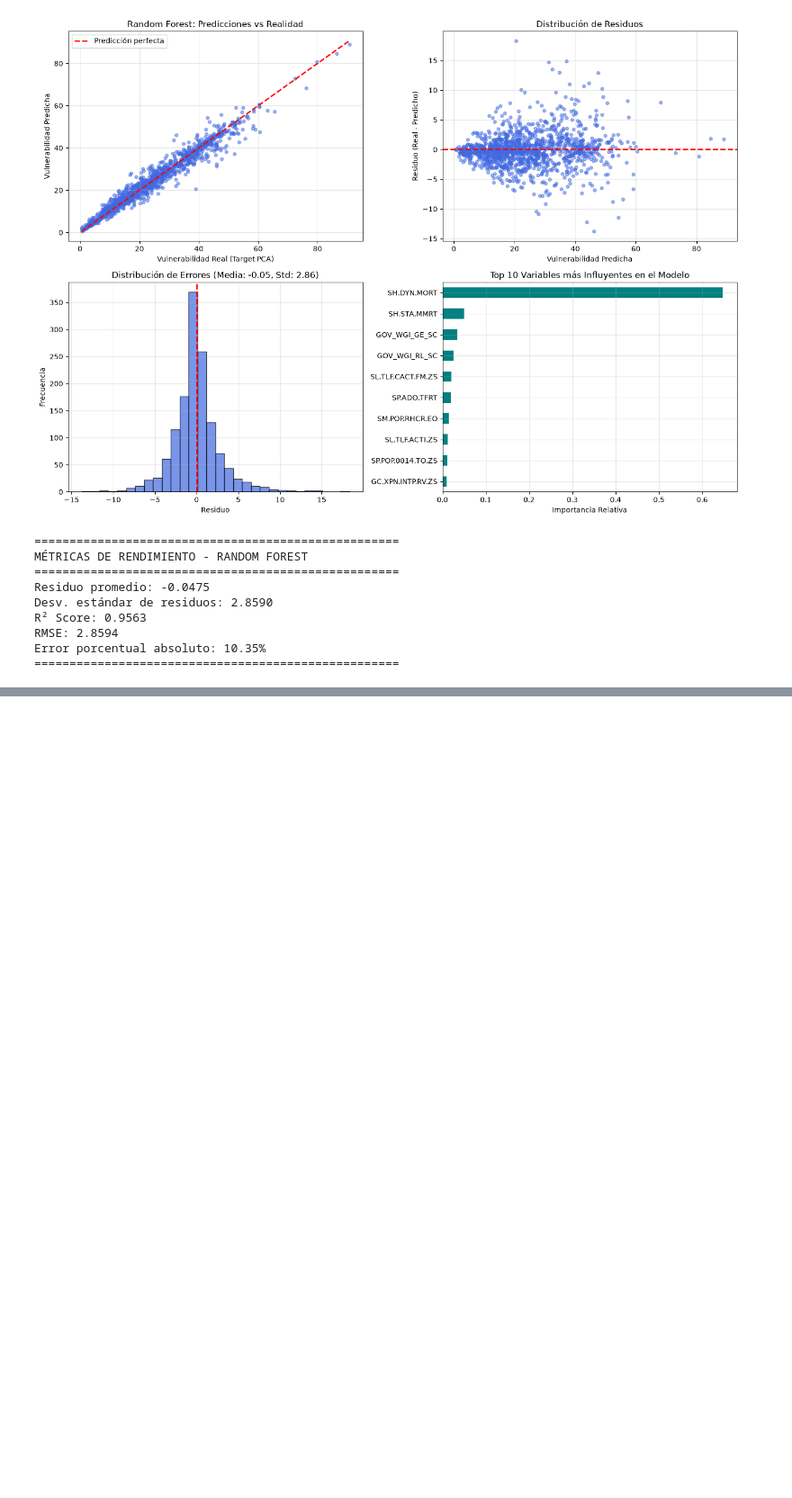
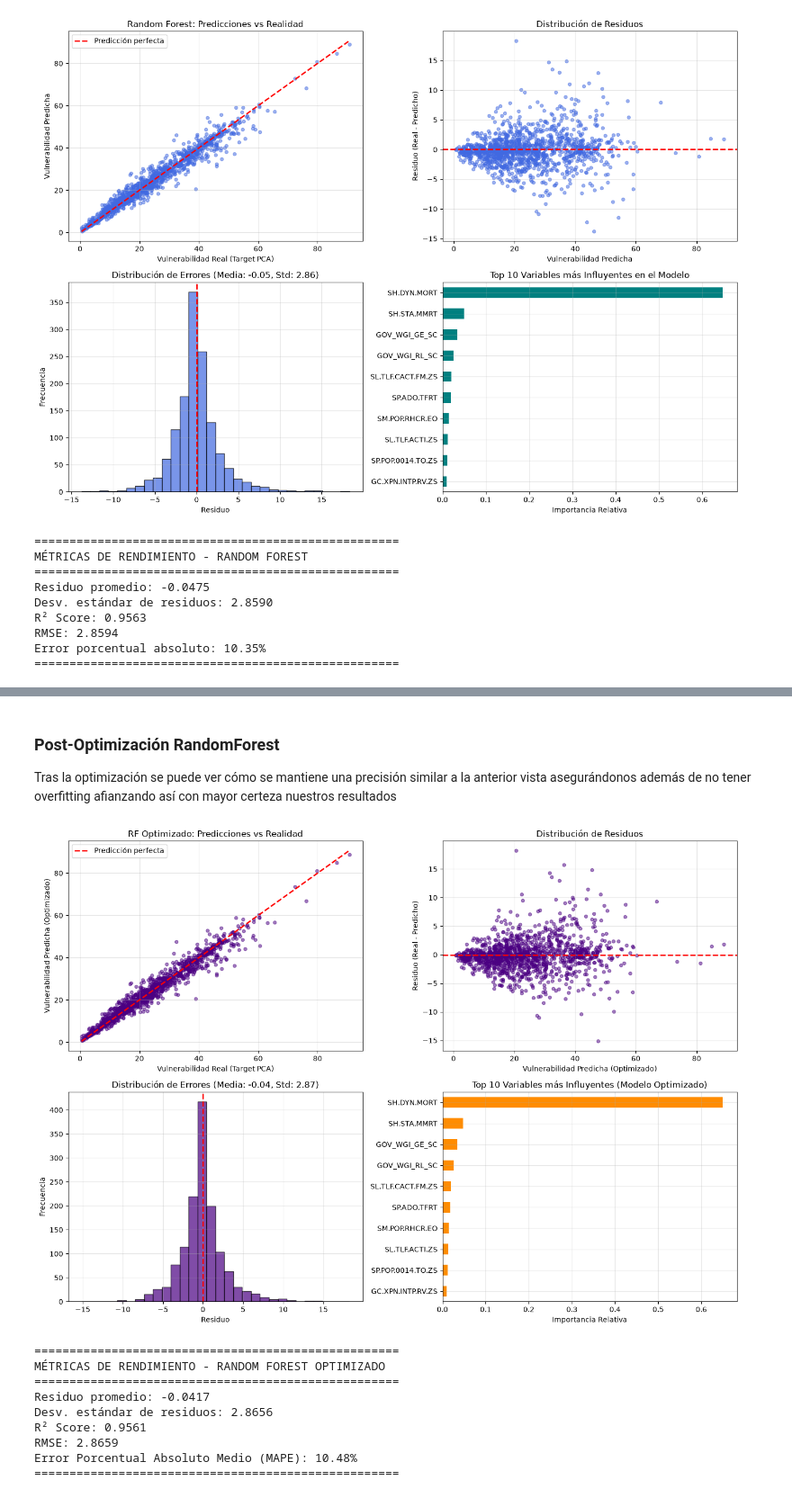
Before and after one commit to Javier-Herreros-Pinilla/analisis-vulnerabilidad-social, a Jupyter notebook: notebooks/02_Modelado_y_Evaluacion.ipynb, the cells around one changed output, grey strips where cells are left out. Shown at 90% size. Saved outputs shown, nothing was run; the diff lists cells and outputs as text; code cells hidden in the pictures; blank space fills up the shorter version.

Commit message:
feat : Adición de optimización de el modelo RandomForest y análisis de los resultados de este

```diff
--- a/notebooks/02_Modelado_y_Evaluacion.ipynb
+++ b/notebooks/02_Modelado_y_Evaluacion.ipynb
@@ -162,0 +315,77 @@ Con esta primera versión de un RandomForest podemos ver un buen resultado ya co
+# %% [markdown]
+### Post-Optimización RandomForest
+Tras la optimización se puede ver cómo se mantiene una precisión similar a la anterior vista asegurándonos además de no tener overfitting afianzando así con mayor certeza nuestros resultados
+# %%
+import matplotlib.pyplot as plt
+import pandas as pd
+import numpy as np
+
+# ============ VISUALIZACIÓN: RANDOM FOREST OPTIMIZADO ============
+fig, axes = plt.subplots(2, 2, figsize=(14, 10))
+
+# 🟣 GRÁFICA 1 (arriba-izquierda): Predicciones vs Reales
+ax1 = axes[0, 0]
+ax1.scatter(y_test, pred_opt, alpha=0.5, s=20, color='indigo')
+min_val = np.minimum(y_test.min(), pred_opt.min())
+max_val = np.maximum(y_test.max(), pred_opt.max())
+ax1.plot([min_val, max_val], [min_val, max_val], 'r--', lw=2, label='Predicción perfecta')
+ax1.set_xlabel('Vulnerabilidad Real (Target PCA)')
+ax1.set_ylabel('Vulnerabilidad Predicha (Optimizado)')
+ax1.set_title('RF Optimizado: Predicciones vs Realidad')
+ax1.legend()
+ax1.grid(alpha=0.3)
+
+# 🟣 GRÁFICA 2 (arriba-derecha): Distribución de Residuos
+ax2 = axes[0, 1]
+residuos_opt = y_test.to_numpy().flatten() - pred_opt.flatten()
+ax2.scatter(pred_opt, residuos_opt, alpha=0.5, s=20, color='indigo')
+ax2.axhline(y=0, color='r', linestyle='--', lw=2)
+ax2.set_xlabel('Vulnerabilidad Predicha (Optimizado)')
+ax2.set_ylabel('Residuo (Real - Predicho)')
+ax2.set_title('Distribución de Residuos')
+ax2.grid(alpha=0.3)
+
+# 🟣 GRÁFICA 3 (abajo-izquierda): Histograma de Residuos
+ax3 = axes[1, 0]
+ax3.hist(residuos_opt, bins=30, edgecolor='black', alpha=0.7, color='indigo')
+ax3.axvline(x=0, color='r', linestyle='--', lw=2)
+ax3.set_xlabel('Residuo')
+ax3.set_ylabel('Frecuencia')
+ax3.set_title(f'Distribución de Errores (Media: {residuos_opt.mean():.2f}, Std: {residuos_opt.std():.2f})')
+ax3.grid(alpha=0.3)
+
+# 🟠 GRÁFICA 4 (abajo-derecha): Importancia de Variables (Feature Importance)
+ax4 = axes[1, 1]
+# Extraemos las importancias directamente del modelo optimizado
+importancias_opt = pd.Series(modelo_optimizado.feature_importances_, index=X_train.columns)
+importancias_opt.nlargest(10).sort_values().plot(kind='barh', ax=ax4, color='darkorange')
+ax4.set_xlabel('Importancia Relativa')
+ax4.set_title('Top 10 Variables más Influyentes (Modelo Optimizado)')
+ax4.grid(alpha=0.3)
+
+plt.tight_layout()
+plt.show()
+
+# ====================================================================
+# IMPRESIÓN DE ESTADÍSTICAS FINALES
+# ====================================================================
+print("====================================================")
+print("MÉTRICAS DE RENDIMIENTO - RANDOM FOREST OPTIMIZADO")
+print("====================================================")
+print(f'Residuo promedio: {residuos_opt.mean():.4f}')
+print(f'Desv. estándar de residuos: {residuos_opt.std():.4f}')
+print(f'R² Score: {r2_opt:.4f}')
+print(f'RMSE: {rmse_opt:.4f}')
+print(f'Error Porcentual Absoluto Medio (MAPE): {mape_opt:.2f}%')
+print("====================================================")
+# %% [output]
+[figure, added]
+====================================================
+MÉTRICAS DE RENDIMIENTO - RANDOM FOREST OPTIMIZADO
+====================================================
+Residuo promedio: -0.0417
+Desv. estándar de residuos: 2.8656
+R² Score: 0.9561
+RMSE: 2.8659
+Error Porcentual Absoluto Medio (MAPE): 10.48%
+====================================================
```
Also changed, not shown: parts of 4 cells of this notebook.
